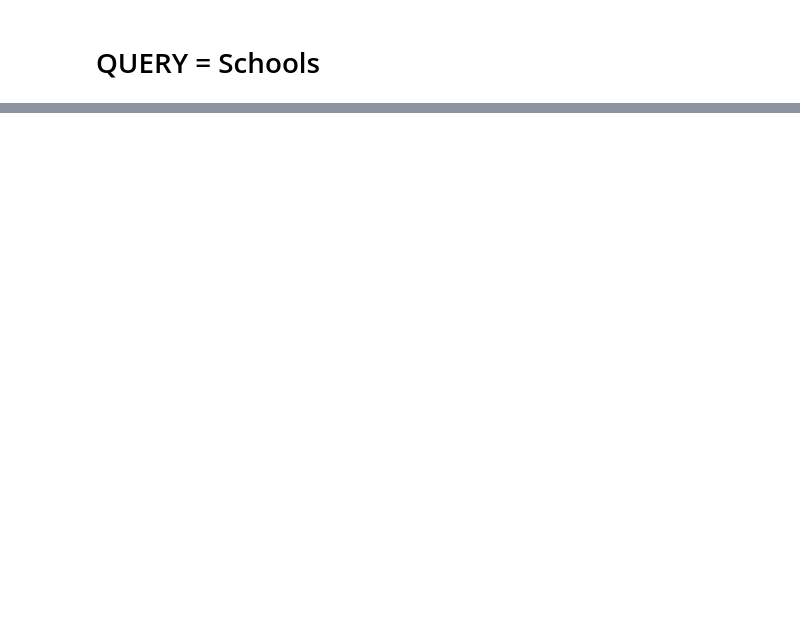
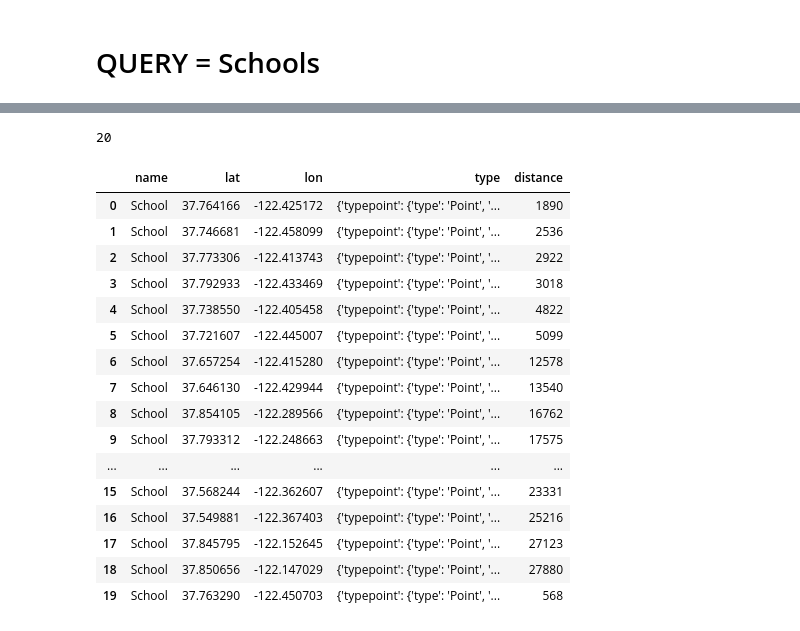
Before and after one commit to jmedina237/project3_GEO, a Jupyter notebook: project3_JOAQUIN.ipynb, the cells around one changed output, grey strips where cells are left out. Cells and saved outputs as stored; diff of their text form; code cells hidden in the pictures; blank space fills up the shorter version.

```diff
--- a/project3_JOAQUIN.ipynb
+++ b/project3_JOAQUIN.ipynb
@@ -332,12 +594,0 @@ response_school = get_results_from_foursquare(query_11,location)
-# %%
-latitude = response_school["results"][0]["geocodes"]["main"]["latitude"]
-longitude = response_school["results"][0]["geocodes"]["main"]["longitude"]
-address = response_school["results"][0]["location"]["address"]
-name = response_school["results"][0]["name"]
-distance = response_school["results"][0]['distance']
-
-
-print(distance)
-print(coord1)
-print(address)
-print(name)
@@ -395,2 +594,0 @@ Snohomish County Airport (PAE)
-# %%
-query_11 = "school"
@@ -419,0 +595,22 @@ response_function["results"][0]
+# %%
+# Doing the same thing with limit=20
+
+all_school = get_results_from_foursquare (query_11, sanFran_location, limit=20)
+# %%
+new_list_school = []
+for i in all_school["results"]:
+
+    name = i["name"]
+    address = i["location"]["formatted_address"]
+    lat = i["geocodes"]["main"]["latitude"]
+    lon = i["geocodes"]["main"]["longitude"]
+    distance = i['distance']
+
+
+    type_ = {"typepoint":
+                          {"type": "Point",
+                           "coordinates": [lon, lat]}}
+
+    new_list_school.append({"name":name, "lon":lon, "lat":lon, "type":type_, "distance":distance})
+
+new_list_school[:2]
@@ -419,0 +630,26 @@ response_function["results"][0]
+# %%
+len(new_list_school)
+# %% [output]
+20
+# %%
+df11= pd.DataFrame(new_list_school)
+df11["name"] = "School"
+df11
+# %% [output]
+|  | name | lat | lon | type | distance |
+| 0 | School | 37.764166 | -122.425172 | {'typepoint': {'type': 'Point', '... | 1890 |
+| 1 | School | 37.746681 | -122.458099 | {'typepoint': {'type': 'Point', '... | 2536 |
+| 2 | School | 37.773306 | -122.413743 | {'typepoint': {'type': 'Point', '... | 2922 |
+| 3 | School | 37.792933 | -122.433469 | {'typepoint': {'type': 'Point', '... | 3018 |
+| 4 | School | 37.738550 | -122.405458 | {'typepoint': {'type': 'Point', '... | 4822 |
+| 5 | School | 37.721607 | -122.445007 | {'typepoint': {'type': 'Point', '... | 5099 |
+| 6 | School | 37.657254 | -122.415280 | {'typepoint': {'type': 'Point', '... | 12578 |
+| 7 | School | 37.646130 | -122.429944 | {'typepoint': {'type': 'Point', '... | 13540 |
+| 8 | School | 37.854105 | -122.289566 | {'typepoint': {'type': 'Point', '... | 16762 |
+| 9 | School | 37.793312 | -122.248663 | {'typepoint': {'type': 'Point', '... | 17575 |
+| ... | ... | ... | ... | ... | ... |
+| 15 | School | 37.568244 | -122.362607 | {'typepoint': {'type': 'Point', '... | 23331 |
+| 16 | School | 37.549881 | -122.367403 | {'typepoint': {'type': 'Point', '... | 25216 |
+| 17 | School | 37.845795 | -122.152645 | {'typepoint': {'type': 'Point', '... | 27123 |
+| 18 | School | 37.850656 | -122.147029 | {'typepoint': {'type': 'Point', '... | 27880 |
+| 19 | School | 37.763290 | -122.450703 | {'typepoint': {'type': 'Point', '... | 568 |
```
Also changed, not shown: parts of 115 cells of this notebook.
